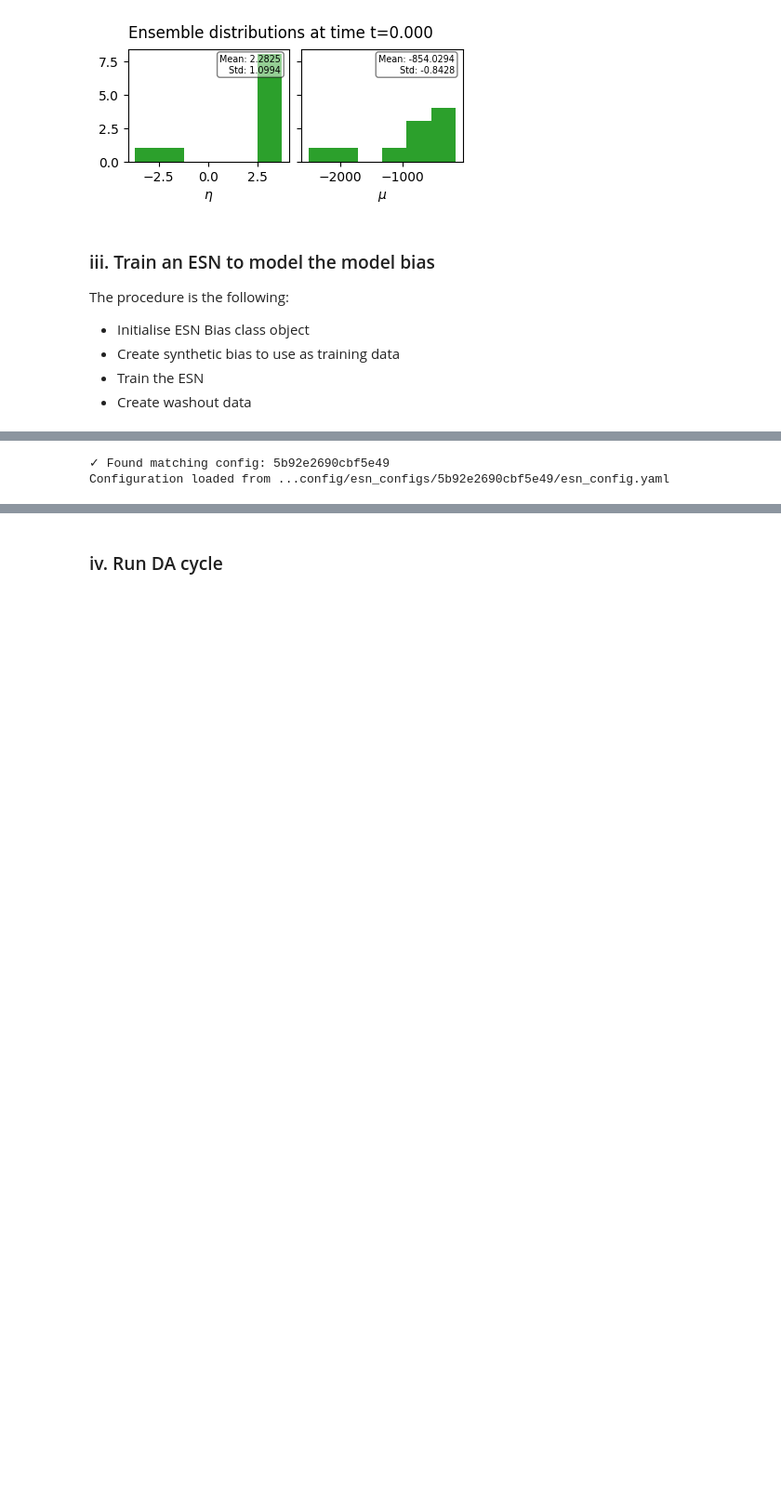
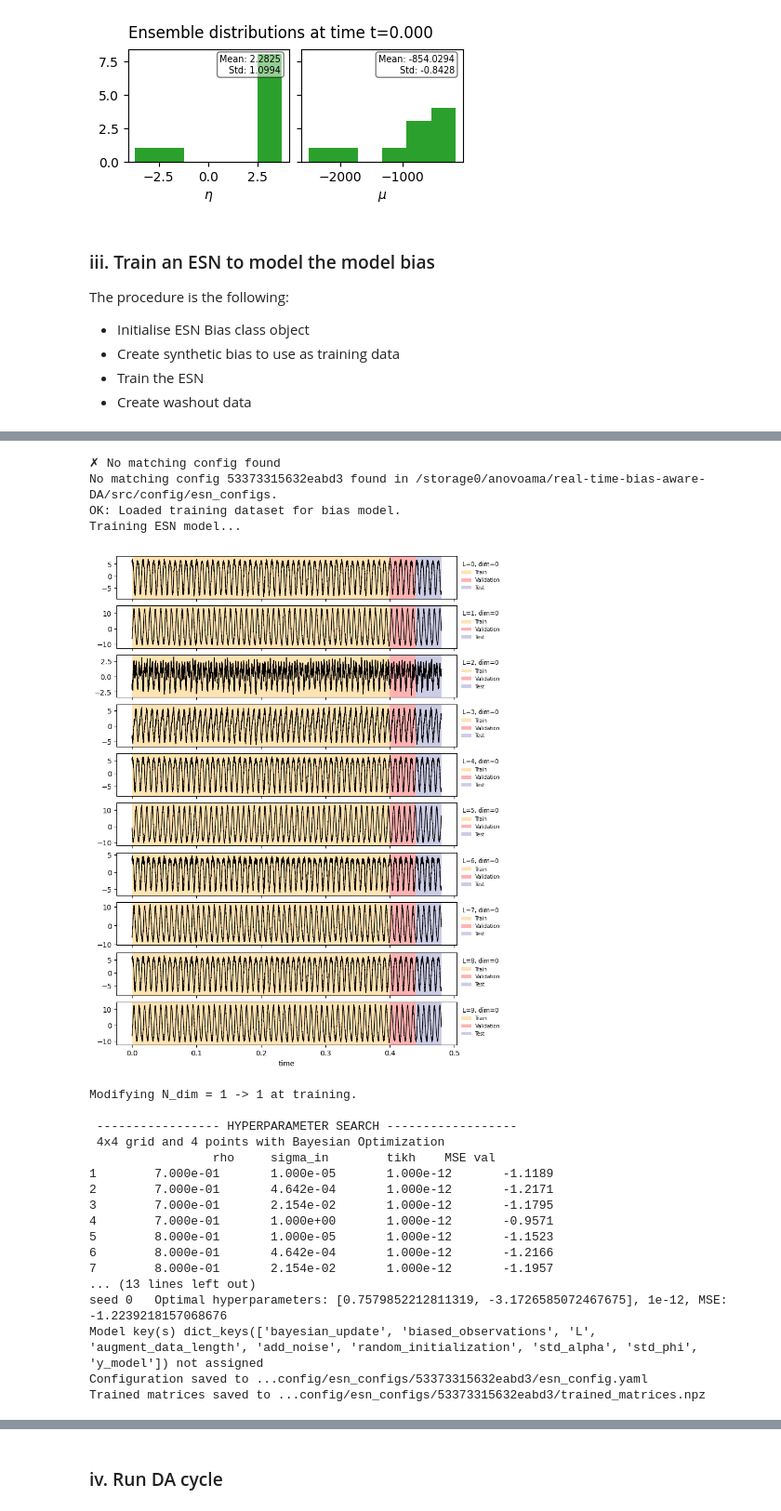
Before and after one commit to andreanovoa/real-time-bias-aware-DA, a Jupyter notebook: scripts/tutorials/1_Introtuction_to_real-time_DA/13_bias-aware-DA-intro.ipynb, the cells around one changed output, grey strips where cells are left out. Shown at 93% size. Saved outputs shown, nothing was run; the diff lists cells and outputs as text; code cells hidden in the pictures; blank space fills up the shorter version.

Commit message:
Fixed training data
Continue #23

```diff
--- a/scripts/tutorials/1_Introtuction_to_real-time_DA/13_bias-aware-DA-intro.ipynb
+++ b/scripts/tutorials/1_Introtuction_to_real-time_DA/13_bias-aware-DA-intro.ipynb
@@ -390,37 +487,67 @@ import matplotlib.pyplot as plt
 
 plt.close('all')
 
-training_data_filename = f'{results_folder}/Tutorial_13_{truth.name_bias}_bias_noise{truth.noise_level}'  # Filename to save training data and results
+training_data_filename = f'{results_folder}/Tutorial_13_{truth.name_bias}_bias_noise{truth.noise_level}_stda32'  # Filename to save training data and results
+training_data_filename += '0'  # Add suffix to distinguish training data with different options
+
+
+alpha0 = dict(
+            zeta=(40, 50.),
+            beta=(50, 80),
+            kappa=(3, 5),
+            )
 
 
 bias_estimator = ESN_bias(rom=ensemble.model,
                             training_data_filename=training_data_filename,
                             reference_data=truth,
                             # Other options
                             biased_observations=False,
-                            correlation_based_training=True,
+                            correlation_based_training=1,
                             augment_data=2,
                             add_noise=False,
                             perform_test=True,
                             t_train=ensemble.model.t_CR*10,
                             t_val=ensemble.model.t_CR*1.,
                             t_test=ensemble.model.t_CR,
                             upsample=5,
-                            N_units=100,
+                            N_units=50,
                             N_wash=30,
                             N_func_evals=20,
                             N_folds=4,
                             N_grid=4,
                             rho_range=(0.7, 1.),
                             sigma_in_range=(-5, 0),
                             tikh_range=[1e-12, 1e-10, 1e-8],
                             norm_method='range',
                             random_initialization=True,
-                            plot_training=False,
+                            plot_training=1,
                             force_retrain=True,
                             N_ens=25,
-                            L=20
+                            L=25,
+                            std_alpha=alpha0,
+                            std_phi=1.
                             )  # Initialize bias model
 # %% [output]
-✓ Found matching config: 5b92e2690cbf5e49
-Configuration loaded from ...config/esn_configs/5b92e2690cbf5e49/esn_config.yaml
+✗ No matching config found
+No matching config 53373315632eabd3 found in /storage0/anovoama/real-time-bias-aware-DA/src/config/esn_configs.
+OK: Loaded training dataset for bias model.
+Training ESN model...
+[figure, added]
+Modifying N_dim = 1 -> 1 at training.
+
+ ----------------- HYPERPARAMETER SEARCH ------------------
+ 4x4 grid and 4 points with Bayesian Optimization
+                 rho     sigma_in        tikh    MSE val
+1        7.000e-01       1.000e-05       1.000e-12       -1.1189
+2        7.000e-01       4.642e-04       1.000e-12       -1.2171
+3        7.000e-01       2.154e-02       1.000e-12       -1.1795
+4        7.000e-01       1.000e+00       1.000e-12       -0.9571
+5        8.000e-01       1.000e-05       1.000e-12       -1.1523
+6        8.000e-01       4.642e-04       1.000e-12       -1.2166
+7        8.000e-01       2.154e-02       1.000e-12       -1.1957
+... (13 lines left out)
+seed 0   Optimal hyperparameters: [0.7579852212811319, -3.1726585072467675], 1e-12, MSE: -1.2239218157068676
+Model key(s) dict_keys(['bayesian_update', 'biased_observations', 'L', 'augment_data_length', 'add_noise', 'random_initialization', 'std_alpha', 'std_phi', 'y_model']) not assigned
+Configuration saved to ...config/esn_configs/53373315632eabd3/esn_config.yaml
+Trained matrices saved to ...config/esn_configs/53373315632eabd3/trained_matrices.npz
```
Also changed, not shown: parts of 16 cells of this notebook, 7 other files.
